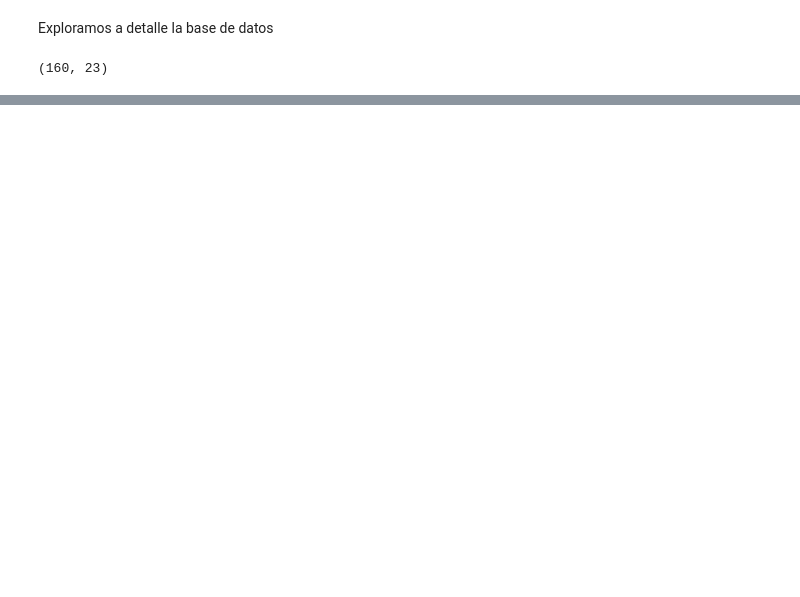
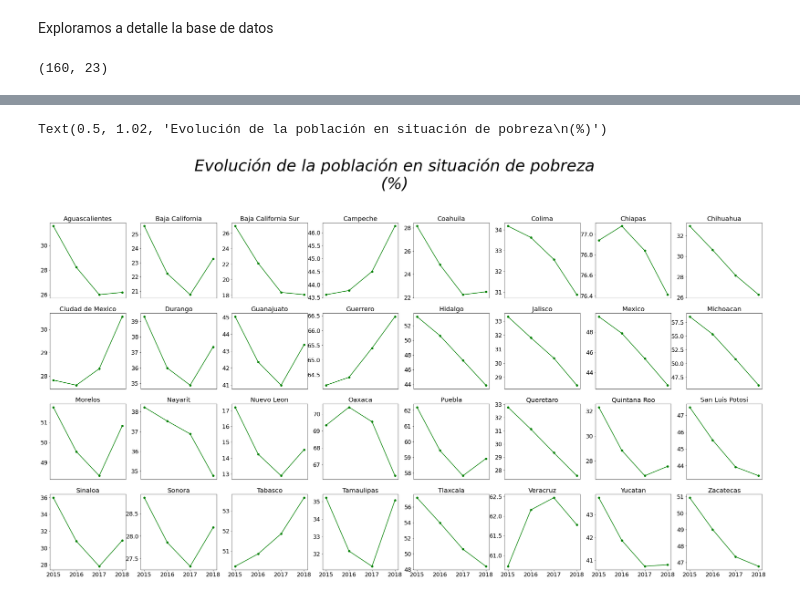
Before and after one commit to prope-2020-gh-classroom/practica-final-por-equipos-verano-2020-itam-JSOHE, a Jupyter notebook: cbautistap_wf.ipynb, the cells around one changed output, grey strips where cells are left out. Cells and saved outputs as stored; diff of their text form; code cells hidden in the pictures; blank space fills up the shorter version.

```diff
--- a/cbautistap_wf.ipynb
+++ b/cbautistap_wf.ipynb
@@ -52,0 +152,21 @@ pandas.core.series.Series
+# %%
+num=0
+for i in num_edo:
+    num+=1
+    plt.subplot(4,8,num)
+    plt.plot(anios, ent[i].pobreza, marker="o", color="g", linewidth=1.9)
+    plt.title(ent[i].edo[1],fontsize=20)
+    plt.tick_params(labelsize = 18)
+    plt.rcParams["figure.figsize"] = [40,20]
+
+    # Not ticks everywhere
+    if num < 25 :
+        plt.xticks([])
+
+
+
+
+plt.suptitle("Evolución de la población en situación de pobreza\n(%)",fontsize=50, fontweight=0, color='black', style='italic', y=1.02)
+# %% [output]
+Text(0.5, 1.02, 'Evolución de la población en situación de pobreza\n(%)')
+[figure, added]
```
Also changed, not shown: parts of 37 cells of this notebook.
